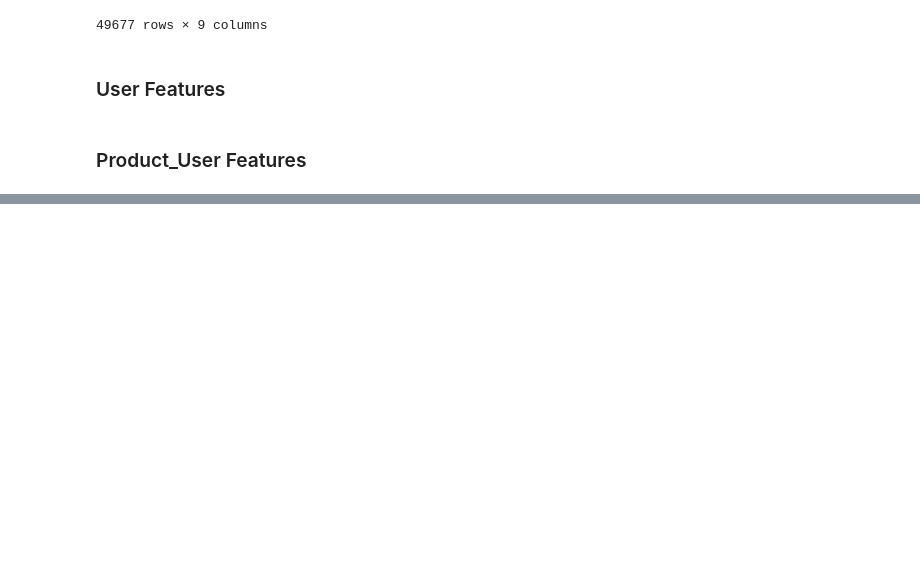
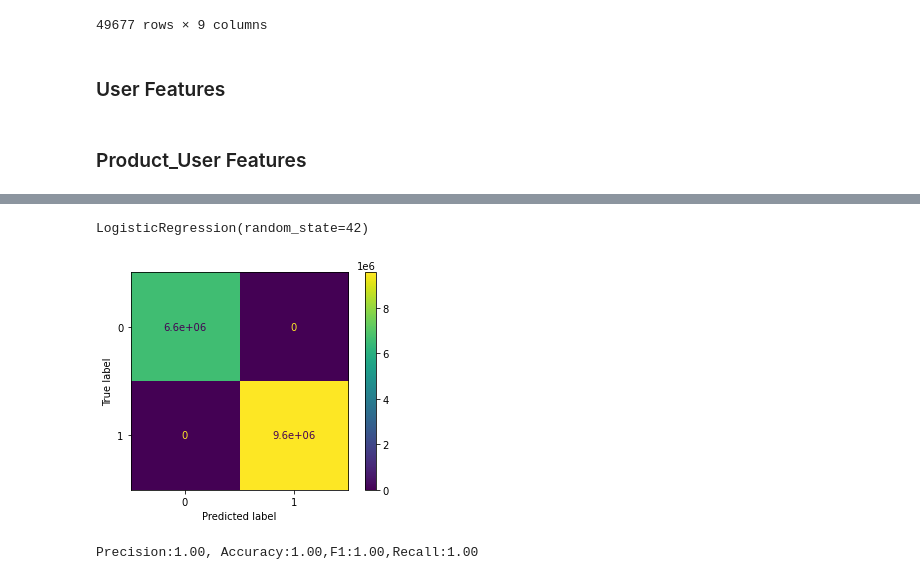
Before and after one commit to brandmend/Instacart_Basket_Prediction_Analysis, a Jupyter notebook: Instacart_Basket_Analysis_EDA_LogReg.ipynb, the cells around one changed output, grey strips where cells are left out. Cells and saved outputs as stored; diff of their text form; code cells hidden in the pictures; blank space fills up the shorter version.

```diff
--- a/Instacart_Basket_Analysis_EDA_LogReg.ipynb
+++ b/Instacart_Basket_Analysis_EDA_LogReg.ipynb
@@ -771,0 +830,50 @@ product_features
+# %%
+X_train, X_test, y_train, y_test = train_test_split(X, y, test_size=.50,random_state=42)
+# %%
+# Scaling data for logreg model
+
+log_scaler = StandardScaler()
+
+
+# Fit and transform train, transform test
+
+X_train_scaled = log_scaler.fit_transform(X_train)
+X_test_scaled = log_scaler.transform(X_test)
+# %%
+# Instantiating model
+
+log_model = LogisticRegression(random_state=42)
+# %%
+# Fit on train
+
+log_model.fit(X_train_scaled,y_train)
+# %% [output]
+LogisticRegression(random_state=42)
+# %%
+from sklearn.metrics import plot_confusion_matrix
+from sklearn.metrics import confusion_matrix
+
+plot_confusion_matrix(log_model,X_train_scaled,y_train);
+# %% [output]
+[figure, added]
+# %%
+from sklearn.metrics import precision_score, recall_score, accuracy_score, f1_score
+
+
+
+y_pred_test = log_model.predict(X_test_scaled)
+
+
+model_precision = precision_score(y_test,y_pred_test)
+model_accuracy = accuracy_score(y_test,y_pred_test)
+model_f1 = f1_score(y_test,y_pred_test)
+model_recall = recall_score(y_test,y_pred_test)
+
+
+
+
+print(f"""\
+Precision:{model_precision:1.2f}, Accuracy:{model_accuracy:1.2f},F1:{model_f1:1.2f},Recall:{model_recall:1.2f}
+""")
+# %% [output]
+Precision:1.00, Accuracy:1.00,F1:1.00,Recall:1.00
```
Also changed, not shown: parts of 24 cells of this notebook, 2 other files.
